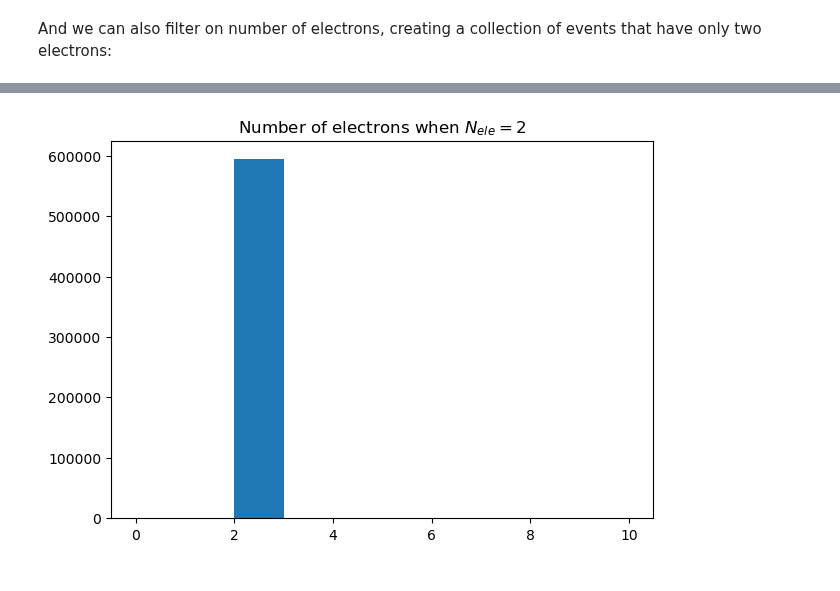
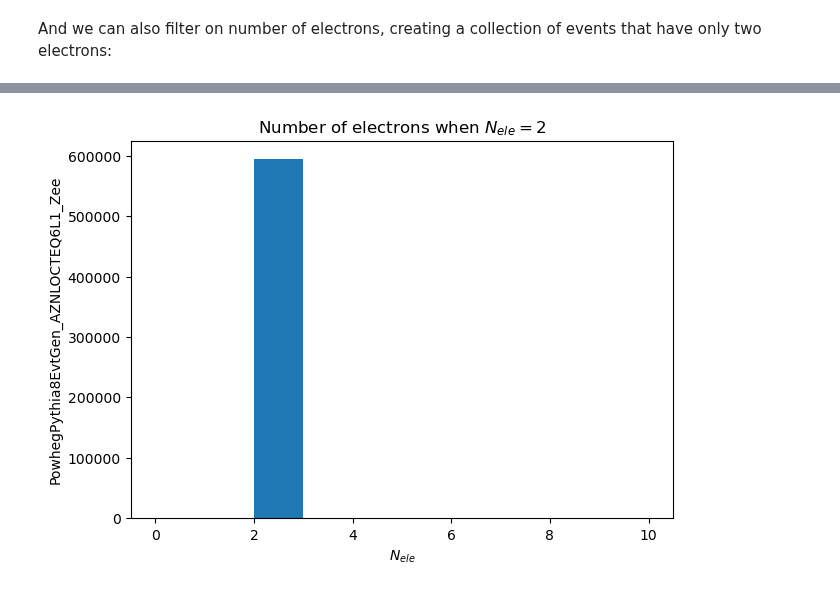
Before and after one commit to gordonwatts/hep_tables, a Jupyter notebook: notebooks/01-Plotting-and-Filtering.ipynb, the cells around one changed output, grey strips where cells are left out. Saved outputs shown, nothing was run; the diff lists cells and outputs as text; code cells hidden in the pictures.

```diff
--- a/notebooks/01-Plotting-and-Filtering.ipynb
+++ b/notebooks/01-Plotting-and-Filtering.ipynb
@@ -144,5 +168,7 @@ Wall time: 1min 4s
 # %%
 plt.hist(ele_per_event_count, range=(0,10))
-_ = plt.title ('Number of electrons when $N_{ele} = 2$')
+plt.title ('Number of electrons when $N_{ele} = 2$')
+plt.xlabel('$N_{ele}$')
+_ = plt.ylabel('PowhegPythia8EvtGen_AZNLOCTEQ6L1_Zee')
 # %% [output]
-[figure, old version]
+[figure, new version]
```
Also changed, not shown: parts of 24 cells of this notebook.
